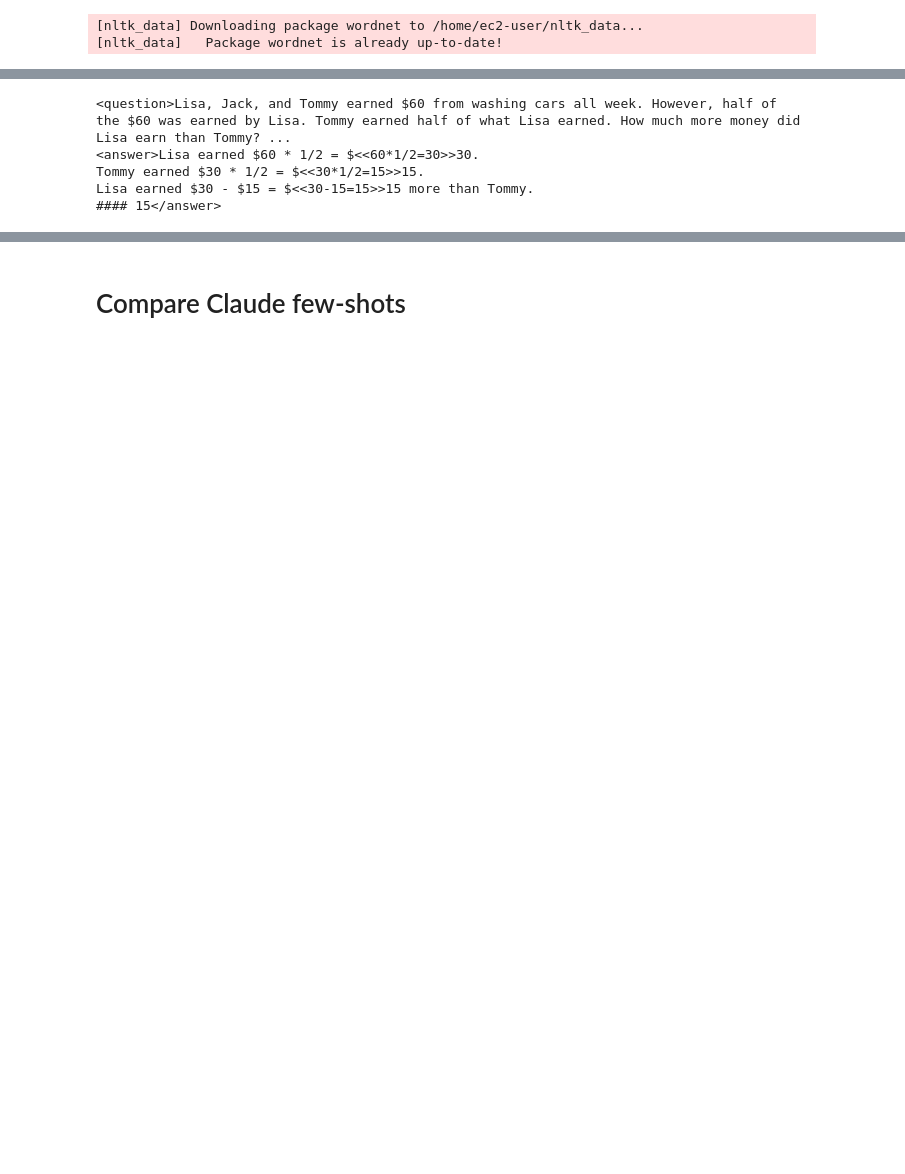
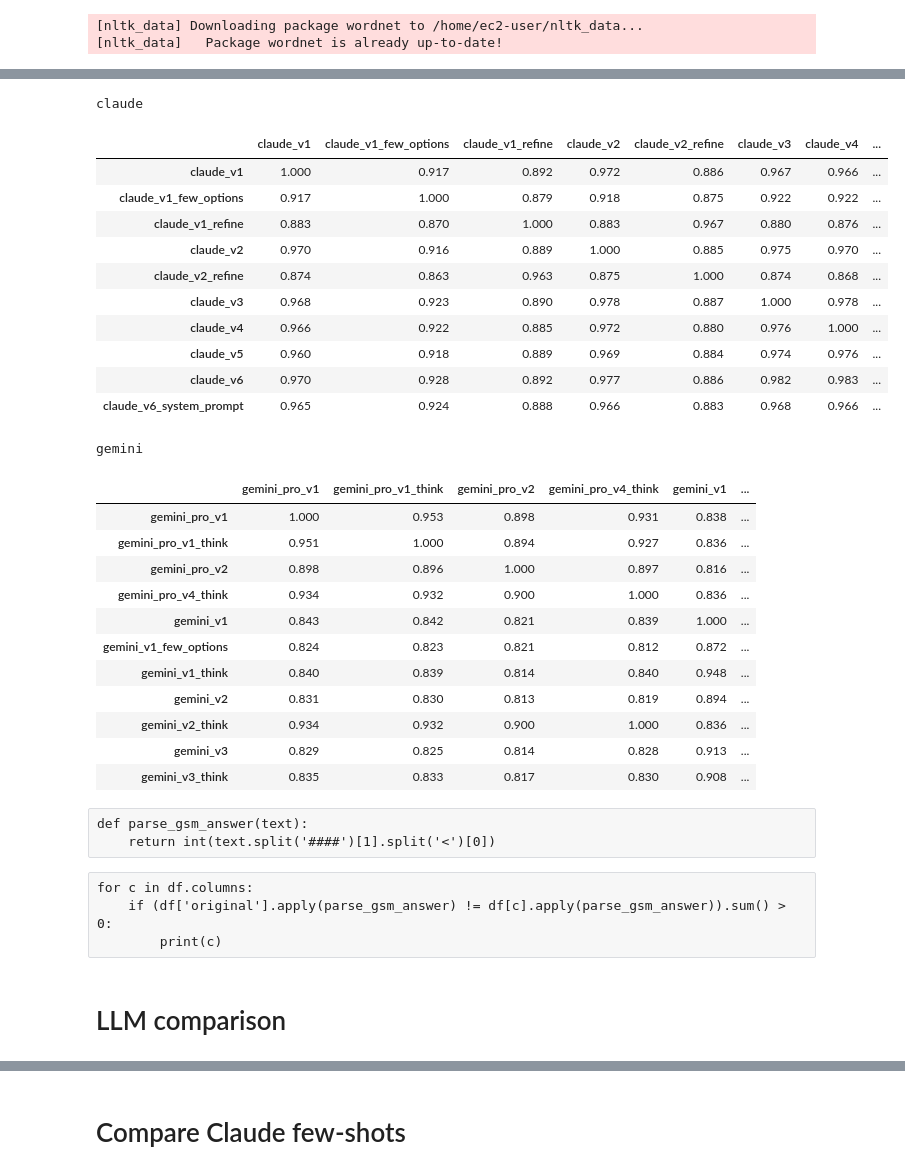
Before and after one commit to sarelWeinberger/qwen-hebrew-finetuning, a Jupyter notebook: translation/compare_translations.ipynb, the cells around one changed output, grey strips where cells are left out. Drawn from its saved outputs; the diff is of its cells as text; code cells hidden in the pictures; blank space fills up the shorter version.

```diff
--- a/translation/compare_translations.ipynb
+++ b/translation/compare_translations.ipynb
@@ -105,8 +118,0 @@ calc_meteor_score(
-# %%
-print(df['original'].iloc[31])
-# %% [output]
-<question>Lisa, Jack, and Tommy earned $60 from washing cars all week. However, half of the $60 was earned by Lisa. Tommy earned half of what Lisa earned. How much more money did Lisa earn than Tommy? ...
-<answer>Lisa earned $60 * 1/2 = $<<60*1/2=30>>30.
-Tommy earned $30 * 1/2 = $<<30*1/2=15>>15.
-Lisa earned $30 - $15 = $<<30-15=15>>15 more than Tommy.
-#### 15</answer>
@@ -119,0 +119,60 @@ for c in df.columns:
+# %%
+def met_color_gradient(val):
+    g = int(255 * val ** 3)
+    r = 255 - g
+    return f'background-color: rgb({r}, {g}, 0)'
+
+
+met = {}
+for c_1 in tqdm(df.columns):
+    for c_2 in df.columns:
+        met[(c_1, c_2)] = calc_meteor_score(
+            [[i.split()] for i in df[c_1].values],
+            [i.split() for i in df[c_2].values],
+        )
+
+for sub in ['claude', 'gemini']:
+    print(sub)
+    use_keys_sub = [k for k in use_keys if sub in k]
+    met_df = pd.DataFrame(index=use_keys_sub, columns=use_keys_sub)
+    for k_1 in use_keys_sub:
+        for k_2 in use_keys_sub:
+            met_df.loc[k_1, k_2] = met[(k_1, k_2)]
+    styled_df = met_df.style.format('{:.3f}').map(met_color_gradient)
+    display(styled_df)
+    print()
+# %% [output]
+claude
+|  | claude_v1 | claude_v1_few_options | claude_v1_refine | claude_v2 | claude_v2_refine | claude_v3 | claude_v4 | ... |
+| claude_v1 | 1.000 | 0.917 | 0.892 | 0.972 | 0.886 | 0.967 | 0.966 | ... |
+| claude_v1_few_options | 0.917 | 1.000 | 0.879 | 0.918 | 0.875 | 0.922 | 0.922 | ... |
+| claude_v1_refine | 0.883 | 0.870 | 1.000 | 0.883 | 0.967 | 0.880 | 0.876 | ... |
+| claude_v2 | 0.970 | 0.916 | 0.889 | 1.000 | 0.885 | 0.975 | 0.970 | ... |
+| claude_v2_refine | 0.874 | 0.863 | 0.963 | 0.875 | 1.000 | 0.874 | 0.868 | ... |
+| claude_v3 | 0.968 | 0.923 | 0.890 | 0.978 | 0.887 | 1.000 | 0.978 | ... |
+| claude_v4 | 0.966 | 0.922 | 0.885 | 0.972 | 0.880 | 0.976 | 1.000 | ... |
+| claude_v5 | 0.960 | 0.918 | 0.889 | 0.969 | 0.884 | 0.974 | 0.976 | ... |
+| claude_v6 | 0.970 | 0.928 | 0.892 | 0.977 | 0.886 | 0.982 | 0.983 | ... |
+| claude_v6_system_prompt | 0.965 | 0.924 | 0.888 | 0.966 | 0.883 | 0.968 | 0.966 | ... |
+gemini
+|  | gemini_pro_v1 | gemini_pro_v1_think | gemini_pro_v2 | gemini_pro_v4_think | gemini_v1 | ... |
+| gemini_pro_v1 | 1.000 | 0.953 | 0.898 | 0.931 | 0.838 | ... |
+| gemini_pro_v1_think | 0.951 | 1.000 | 0.894 | 0.927 | 0.836 | ... |
+| gemini_pro_v2 | 0.898 | 0.896 | 1.000 | 0.897 | 0.816 | ... |
+| gemini_pro_v4_think | 0.934 | 0.932 | 0.900 | 1.000 | 0.836 | ... |
+| gemini_v1 | 0.843 | 0.842 | 0.821 | 0.839 | 1.000 | ... |
+| gemini_v1_few_options | 0.824 | 0.823 | 0.821 | 0.812 | 0.872 | ... |
+| gemini_v1_think | 0.840 | 0.839 | 0.814 | 0.840 | 0.948 | ... |
+| gemini_v2 | 0.831 | 0.830 | 0.813 | 0.819 | 0.894 | ... |
+| gemini_v2_think | 0.934 | 0.932 | 0.900 | 1.000 | 0.836 | ... |
+| gemini_v3 | 0.829 | 0.825 | 0.814 | 0.828 | 0.913 | ... |
+| gemini_v3_think | 0.835 | 0.833 | 0.817 | 0.830 | 0.908 | ... |
+# %% [raw]
+def parse_gsm_answer(text):
+    return int(text.split('####')[1].split('<')[0])
+# %% [raw]
+for c in df.columns:
+    if (df['original'].apply(parse_gsm_answer) != df[c].apply(parse_gsm_answer)).sum() > 0:
+        print(c)
+# %% [markdown]
+# LLM comparison
```
Also changed, not shown: parts of 22 cells of this notebook, 4 other files.
